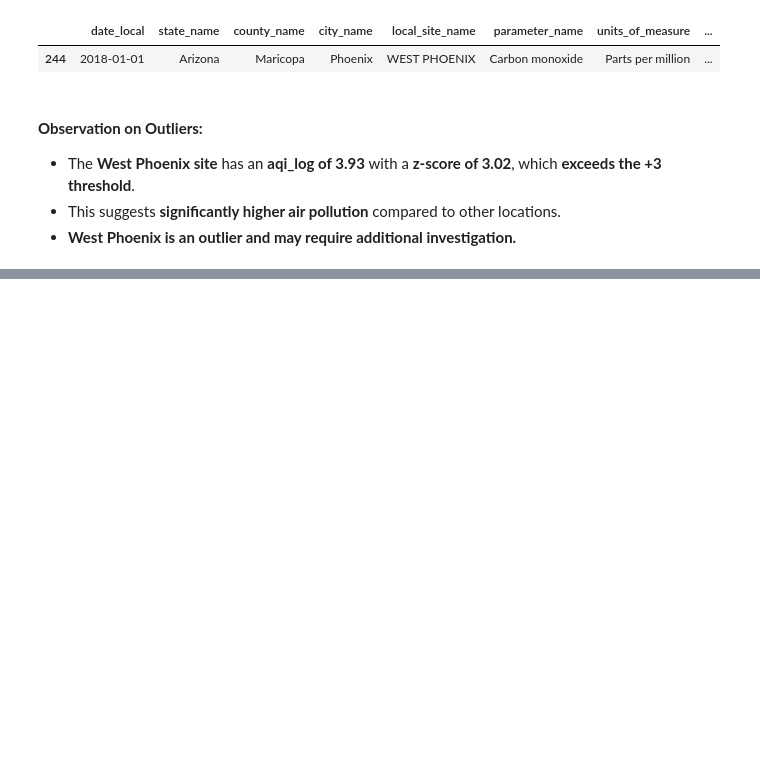
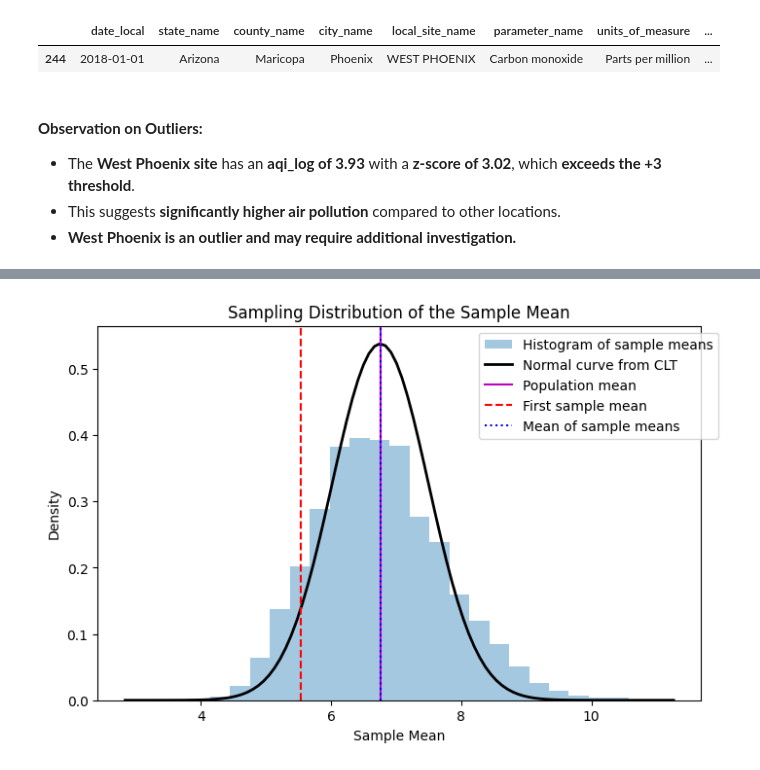
Before and after one commit to Cyberoctane29/EPA-Carbon-Monoxide-AQI-Analysis, a Jupyter notebook: epa_carbon_monoxide_aqi_analysis.ipynb, the cells around one changed output, grey strips where cells are left out. Drawn from its saved outputs; the diff is of its cells as text; code cells hidden in the pictures; blank space fills up the shorter version.

```diff
--- a/epa_carbon_monoxide_aqi_analysis.ipynb
+++ b/epa_carbon_monoxide_aqi_analysis.ipynb
@@ -411,0 +478,3 @@ use for last section
+# %%
+sampled_data = epa_data.sample(n=50, replace=True, random_state=42)
+sampled_data.head(10)
@@ -411,0 +500,4 @@ use for last section
+# %%
+sample_mean = sampled_data['aqi'].mean()
+
+population_mean, sample_mean
@@ -411,0 +568,17 @@ use for last section
+# %%
+plt.figure(figsize=(8,5))
+plt.hist(estimate_df['estimate'], bins=25, density=True, alpha=0.4, label="Histogram of sample means")
+xmin, xmax = plt.xlim()
+x = np.linspace(xmin, xmax, 100)
+p = stats.norm.pdf(x, population_mean, standard_error)
+plt.plot(x, p, 'k', linewidth=2, label="Normal curve from CLT")
+plt.axvline(x=population_mean, color='m', linestyle='solid', label="Population mean")
+plt.axvline(x=sample_mean, color='r', linestyle='--', label="First sample mean")
+plt.axvline(x=mean_sample_means, color='b', linestyle=':', label="Mean of sample means")
+plt.title("Sampling Distribution of the Sample Mean")
+plt.xlabel("Sample Mean")
+plt.ylabel("Density")
+plt.legend(bbox_to_anchor=(1.04,1))
+plt.show()
+# %% [output]
+[figure, added]
```
Also changed, not shown: parts of 57 cells of this notebook.
